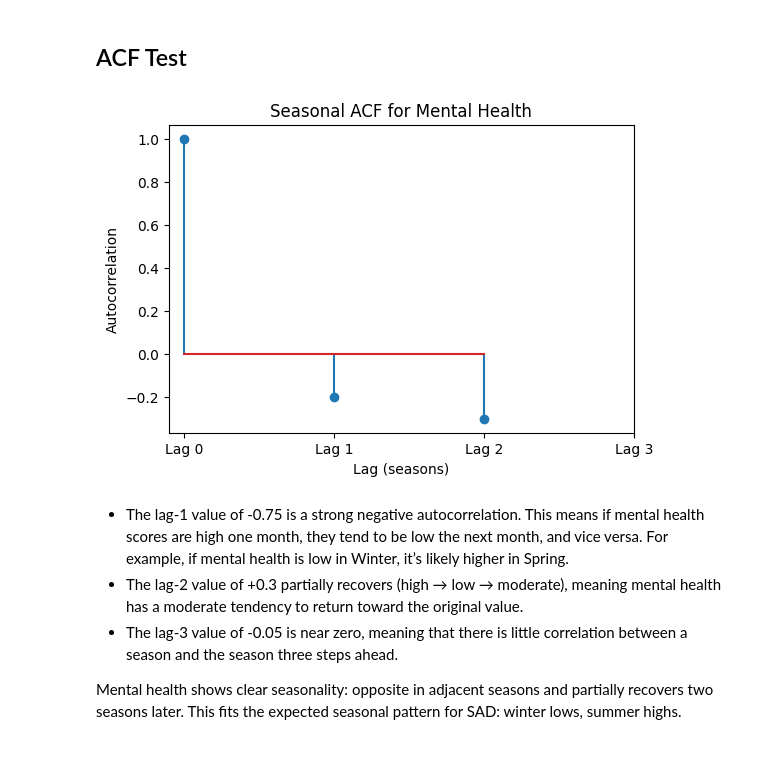
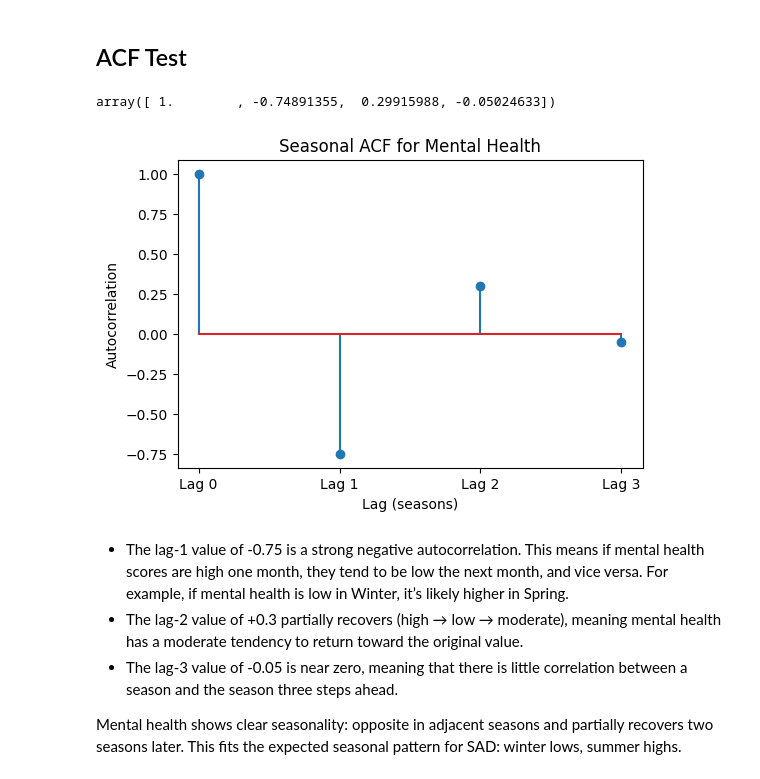
Before and after one commit to spattapu1/MGT-189_Project, a Jupyter notebook: Seasonal_Music_Analysis.ipynb, the cells around one changed output. Drawn from its saved outputs; the diff is of its cells as text; code cells hidden in the pictures.

```diff
--- a/Seasonal_Music_Analysis.ipynb
+++ b/Seasonal_Music_Analysis.ipynb
@@ -703,17 +711,27 @@ music_monthly = music.groupby(['season']).valence.mean().reset_index()
 # %% [markdown]
 ## ACF Test
+# %%
+mh = pd.read_csv('data/cleaned_mental_health_data.csv', parse_dates=['Timestamp'])
+music = pd.read_csv('data/processed_music_data.csv')
+
+mh_seasonal = mh.groupby(['Season']).composite_mh_score.mean().reset_index()
+music_seasonal = music.groupby(['season']).valence.mean().reset_index()
+# %%
+acf(mh_seasonal['composite_mh_score'].values, nlags=3)
+# %% [output]
+array([ 1.        , -0.74891355,  0.29915988, -0.05024633])
 # %%
-mh_acf = acf(mh_monthly['composite_mh_score'].values, nlags=3)
+mh_acf = acf(mh_seasonal['composite_mh_score'].values, nlags=3)
 
 plt.figure(figsize=(6,4))
 plt.stem(range(len(mh_acf)), mh_acf)
 plt.xlabel('Lag (seasons)')
 plt.ylabel('Autocorrelation')
 plt.title('Seasonal ACF for Mental Health')
 plt.xticks(range(4), ['Lag 0','Lag 1','Lag 2','Lag 3'])
 plt.show()
 # %% [output]
-[figure, old version]
+[figure, new version]
 # %% [markdown]
 - The lag-1 value of -0.75 is a strong negative autocorrelation. This means if mental health scores are high one month, they tend to be low the next month, and vice versa. For example, if mental health is low in Winter, it’s likely higher in Spring.
 - The lag-2 value of +0.3 partially recovers (high → low → moderate), meaning mental health has a moderate tendency to return toward the original value.
```
Also changed, not shown: parts of 9 cells of this notebook, 2 other files.
